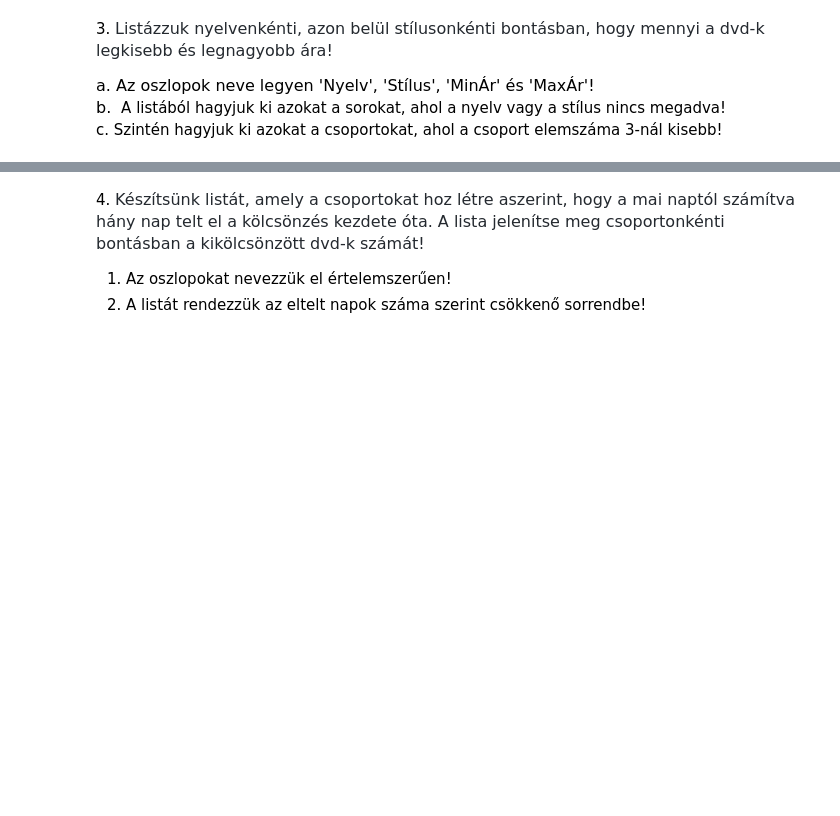
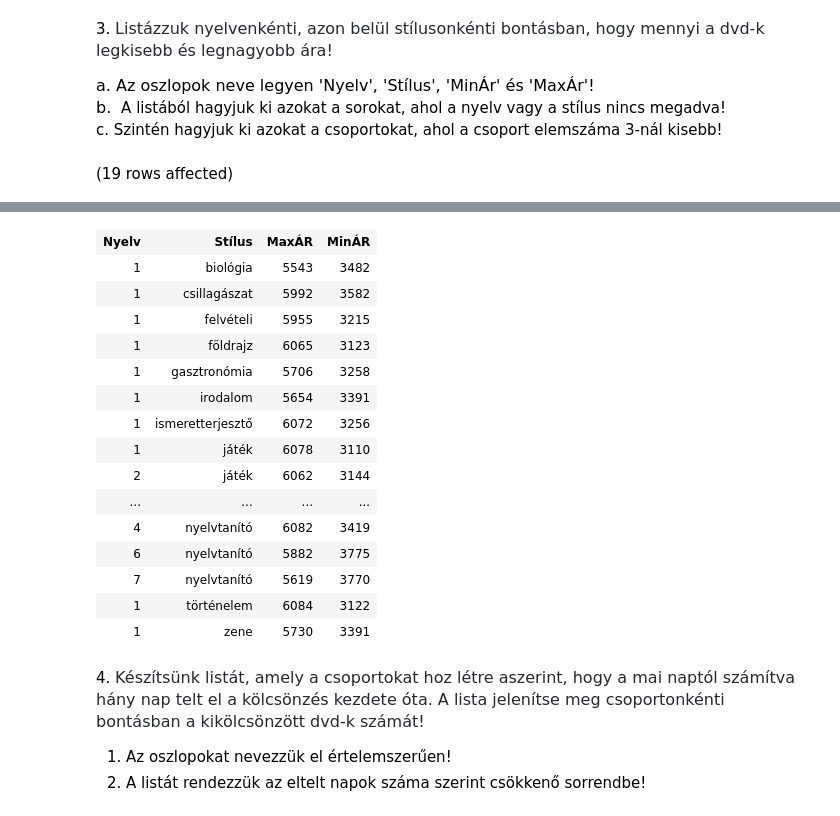
Before and after one commit to szosszi/adatbazis, a Jupyter notebook: gyakorlat02_feladatok .ipynb, the cells around one changed output, grey strips where cells are left out. Drawn from its saved outputs; the diff is of its cells as text; code cells hidden in the pictures; blank space fills up the shorter version.

```diff
--- a/gyakorlat02_feladatok .ipynb
+++ b/gyakorlat02_feladatok .ipynb
@@ -25,3 +51,11 @@ Total execution time: 00:00:00.042
 
 <span style="font-size: 16px;">a. Az oszlopok neve legyen 'Nyelv', 'Stílus', 'MinÁr' és 'MaxÁr'!<br>b.&nbsp;</span> A listából hagyjuk ki azokat a sorokat, ahol a nyelv vagy a stílus nincs megadva!
 c. Szintén hagyjuk ki azokat a csoportokat, ahol a csoport elemszáma 3-nál kisebb!
+# %%
+SELECT lang AS 'Nyelv', stilus AS 'Stílus', MAX(nettoar) AS 'MaxÁR', MIN (nettoar) AS 'MinÁR'
+FROM dvd
+WHERE lang IS NOT NULL AND stilus IS NOT NULL
+GROUP BY lang, stilus
+HAVING COUNT(ID) > 3
+# %% [output]
+(19 rows affected)
@@ -28,3 +63,19 @@ c. Szintén hagyjuk ki azokat a csoportokat, ahol a csoport elemszáma 3-nál ki
+| Nyelv | Stílus | MaxÁR | MinÁR |
+| 1 | biológia | 5543 | 3482 |
+| 1 | csillagászat | 5992 | 3582 |
+| 1 | felvételi | 5955 | 3215 |
+| 1 | földrajz | 6065 | 3123 |
+| 1 | gasztronómia | 5706 | 3258 |
+| 1 | irodalom | 5654 | 3391 |
+| 1 | ismeretterjesztő | 6072 | 3256 |
+| 1 | játék | 6078 | 3110 |
+| 2 | játék | 6062 | 3144 |
+| ... | ... | ... | ... |
+| 4 | nyelvtanító | 6082 | 3419 |
+| 6 | nyelvtanító | 5882 | 3775 |
+| 7 | nyelvtanító | 5619 | 3770 |
+| 1 | történelem | 6084 | 3122 |
+| 1 | zene | 5730 | 3391 |
 # %% [markdown]
 4. <span style="color: rgb(36, 41, 47); font-family: -apple-system, BlinkMacSystemFont, &quot;Segoe UI&quot;, Helvetica, Arial, sans-serif, &quot;Apple Color Emoji&quot;, &quot;Segoe UI Emoji&quot;; font-size: 16px;">Készítsünk listát, amely a csoportokat hoz létre aszerint, hogy a mai naptól számítva hány nap telt el a kölcsönzés kezdete óta. A lista jelenítse meg csoportonkénti bontásban a kikölcsönzött dvd-k számát!</span>
 
```
Also changed, not shown: parts of 3 cells of this notebook.
